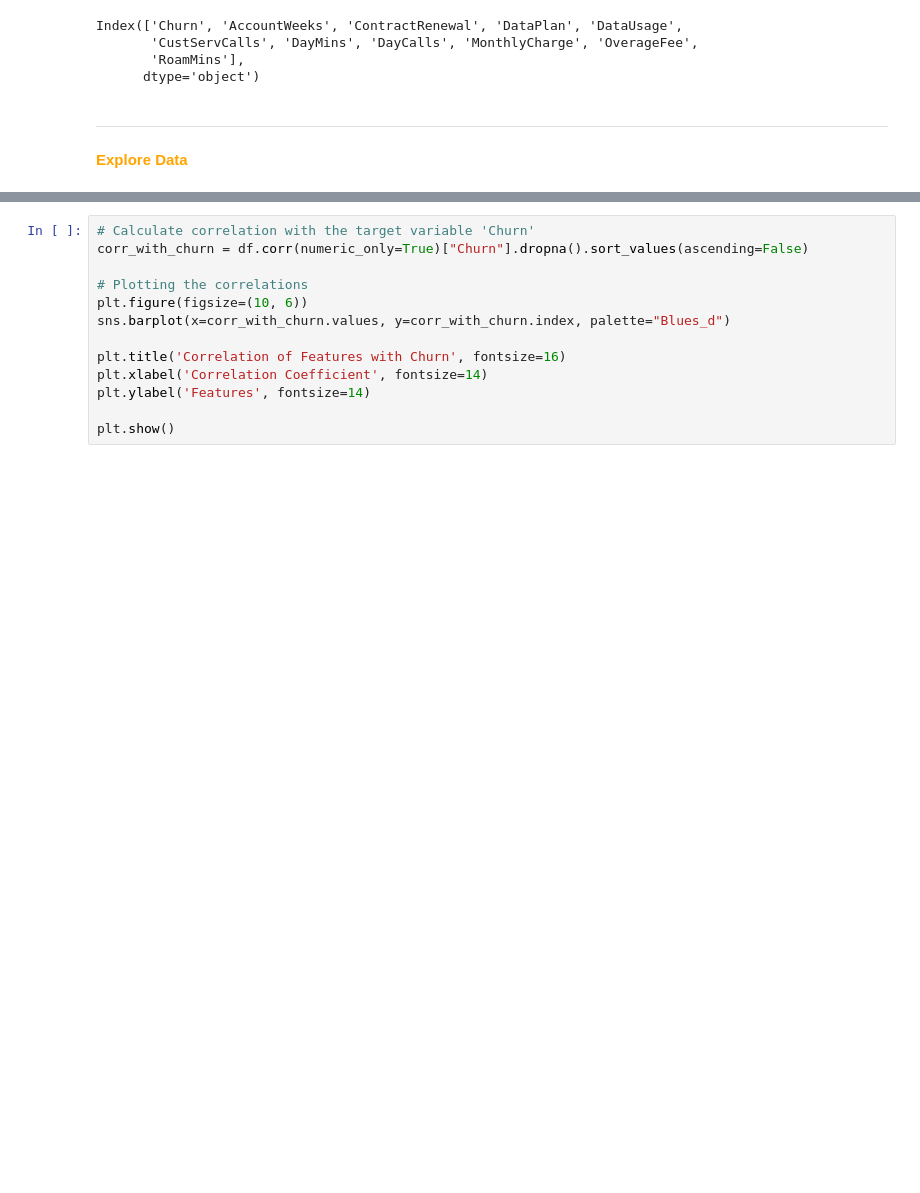
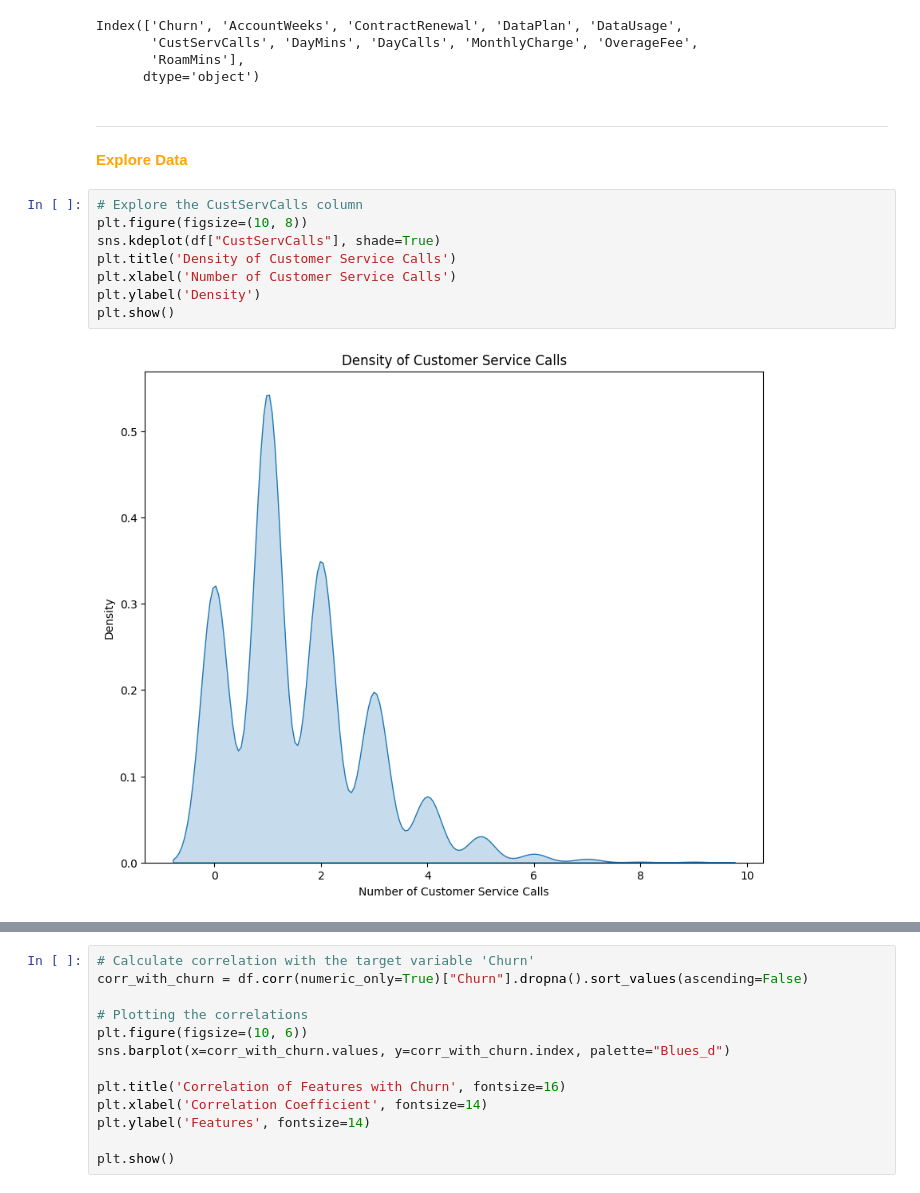
Before and after one commit to SajjadKhanYousafzai/DEP, a Jupyter notebook: Predicting Customer Churn/customer_churn.ipynb, the cells around one changed output, grey strips where cells are left out. Saved outputs shown, nothing was run; the diff lists cells and outputs as text; blank space fills up the shorter version.

```diff
--- a/Predicting Customer Churn/customer_churn.ipynb
+++ b/Predicting Customer Churn/customer_churn.ipynb
@@ -120,3 +120,13 @@ Index(['Churn', 'AccountWeeks', 'ContractRenewal', 'DataPlan', 'DataUsage',
 # %% [markdown]
 ---
 <p><span style="color: orange; font-size: 350%; font-weight: bold;">Explore Data</span></p>
+# %%
+# Explore the CustServCalls column
+plt.figure(figsize=(10, 8))
+sns.kdeplot(df["CustServCalls"], shade=True)
+plt.title('Density of Customer Service Calls')
+plt.xlabel('Number of Customer Service Calls')
+plt.ylabel('Density')
+plt.show()
+# %% [output]
+[figure, added]
```
Also changed, not shown: parts of 2 cells of this notebook.
